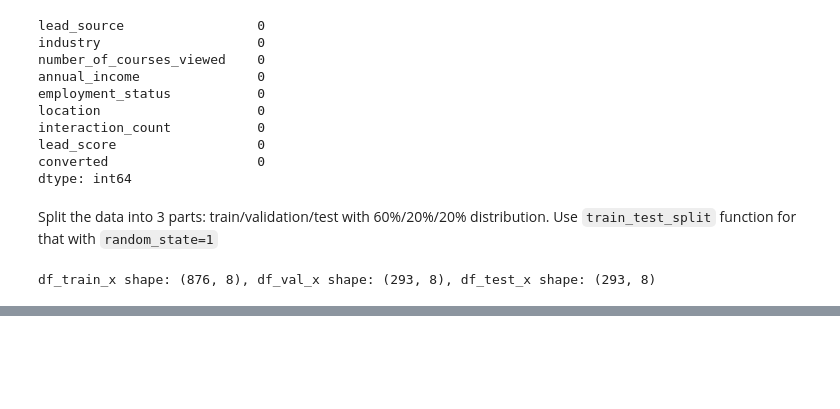
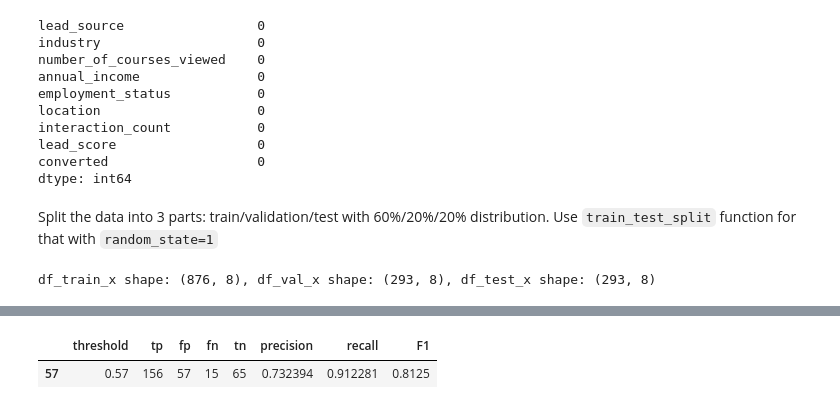
Before and after one commit to ANKershaw/machine-learning-zoomcamp-homework, a Jupyter notebook: week_4/homework.ipynb, the cells around one changed output, grey strips where cells are left out. Drawn from its saved outputs; the diff is of its cells as text; code cells hidden in the pictures; blank space fills up the shorter version.

```diff
--- a/week_4/homework.ipynb
+++ b/week_4/homework.ipynb
@@ -101,0 +266,6 @@ df_train_x shape: (876, 8), df_val_x shape: (293, 8), df_test_x shape: (293, 8)
+# %%
+df_scores['F1'] = 2 * (df_scores.recall * df_scores.precision / (df_scores.recall + df_scores.precision))
+df_scores[df_scores['F1'] == df_scores['F1'].max()]
+# %% [output]
+|  | threshold | tp | fp | fn | tn | precision | recall | F1 |
+| 57 | 0.57 | 156 | 57 | 15 | 65 | 0.732394 | 0.912281 | 0.8125 |
```
Also changed, not shown: parts of 21 cells of this notebook, 2 other files.
